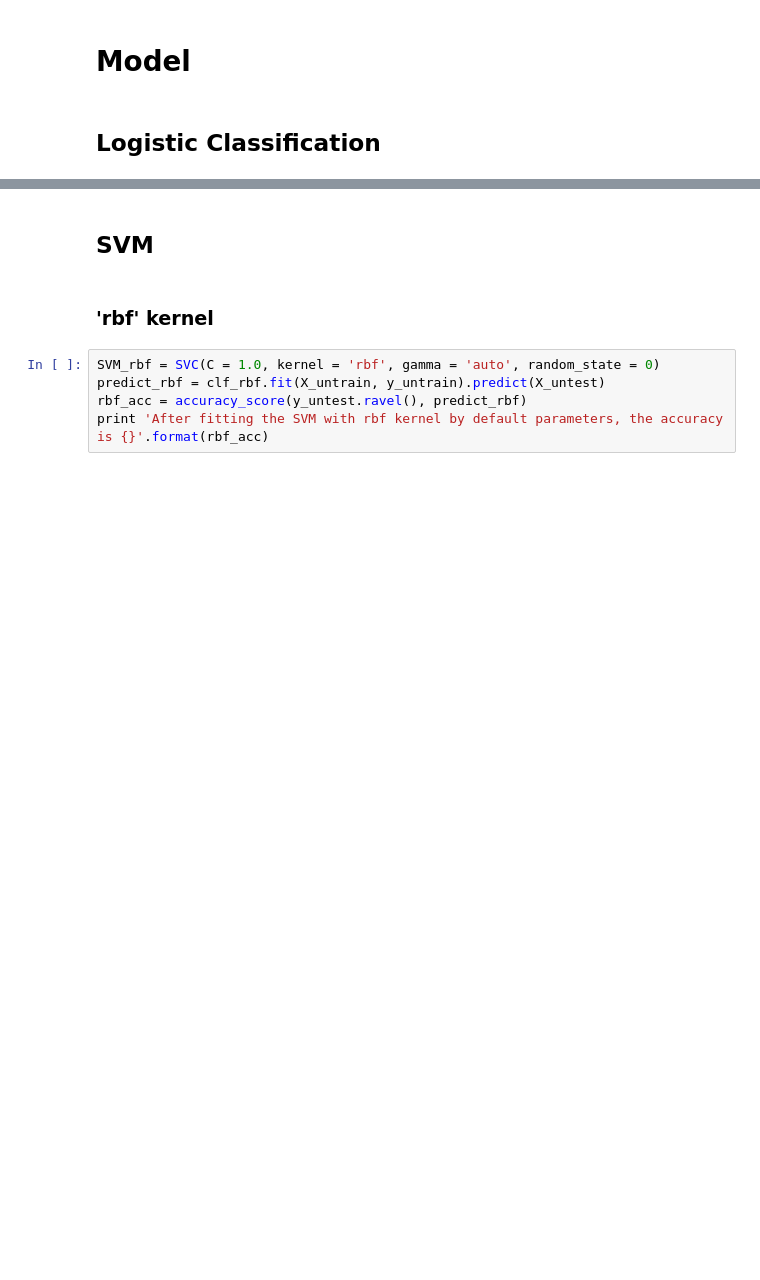
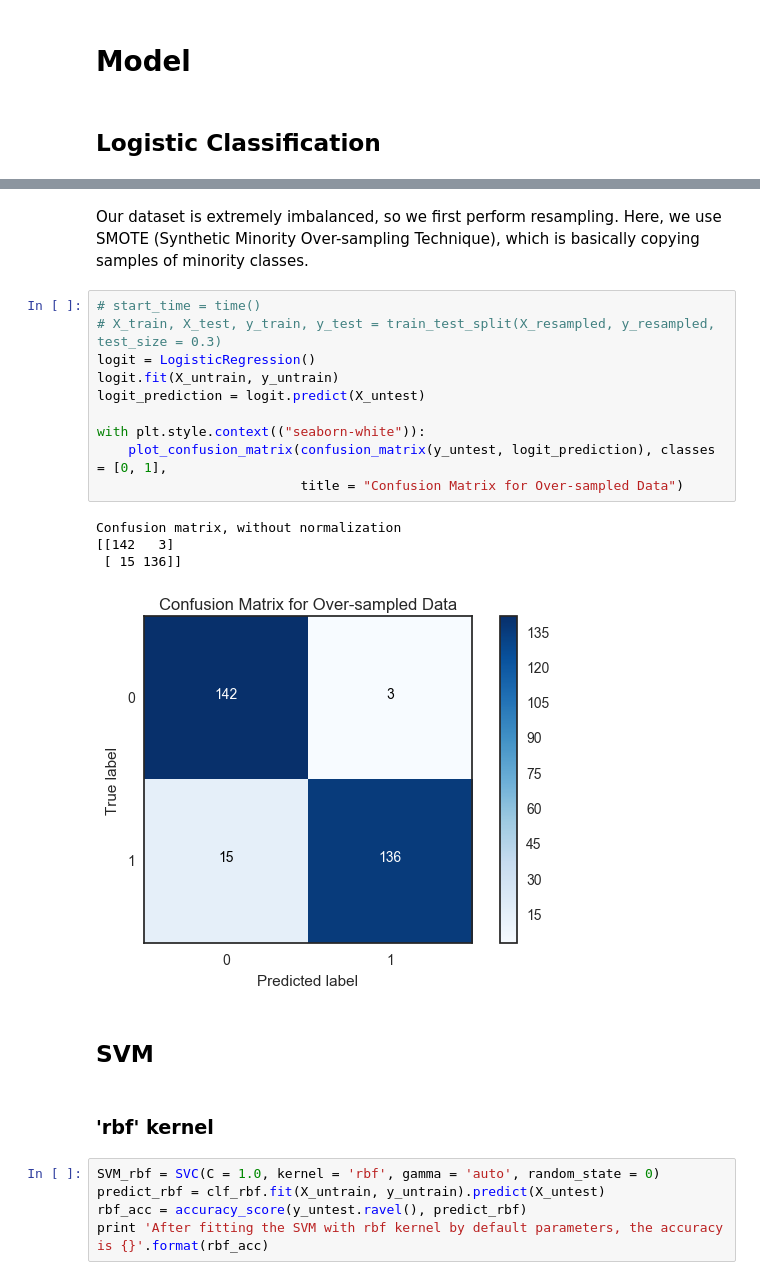
Before and after one commit to guanyu917/Fraud-Detection, a Jupyter notebook: Credit Card Fraud Transaction Detection.ipynb, the cells around one changed output, grey strips where cells are left out. Saved outputs shown, nothing was run; the diff lists cells and outputs as text; blank space fills up the shorter version.

```diff
--- a/Credit Card Fraud Transaction Detection.ipynb
+++ b/Credit Card Fraud Transaction Detection.ipynb
@@ -326,3 +246,20 @@ The accuracy for using best parameters in logistic regression by SMOTE is 0.9800
+# %% [markdown]
+<p><font size="3.5", face="arial">Our dataset is extremely imbalanced, so we first perform resampling. Here, we use SMOTE (Synthetic Minority Over-sampling Technique), which is basically copying samples of minority classes.</font></p>
+# %%
+# start_time = time()
+# X_train, X_test, y_train, y_test = train_test_split(X_resampled, y_resampled, test_size = 0.3)
+logit = LogisticRegression()
+logit.fit(X_untrain, y_untrain)
+logit_prediction = logit.predict(X_untest)
+
+with plt.style.context(("seaborn-white")):
+    plot_confusion_matrix(confusion_matrix(y_untest, logit_prediction), classes = [0, 1],
+                          title = "Confusion Matrix for Over-sampled Data")
+# %% [output]
+Confusion matrix, without normalization
+[[142   3]
+ [ 15 136]]
+[figure, added]
 # %% [markdown]
 ## SVM
 # %% [markdown]
```
Also changed, not shown: parts of 57 cells of this notebook.
